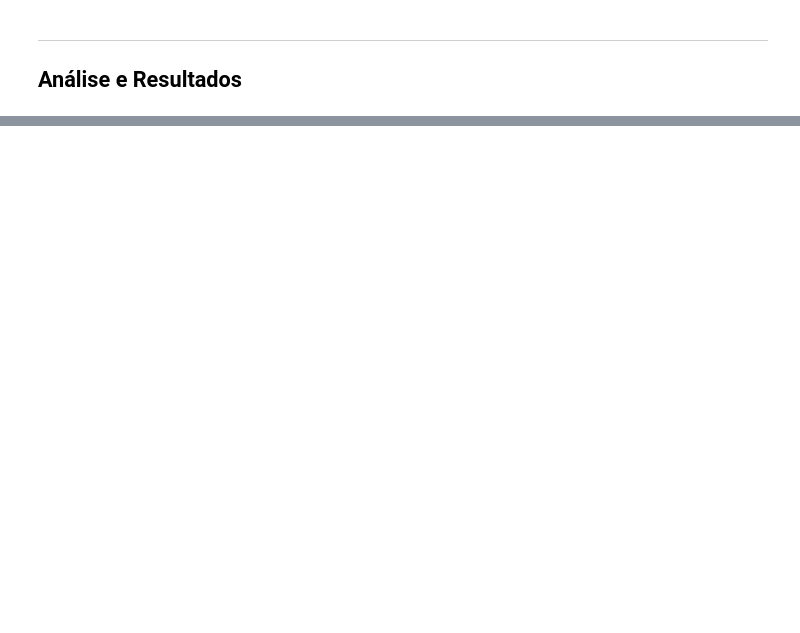
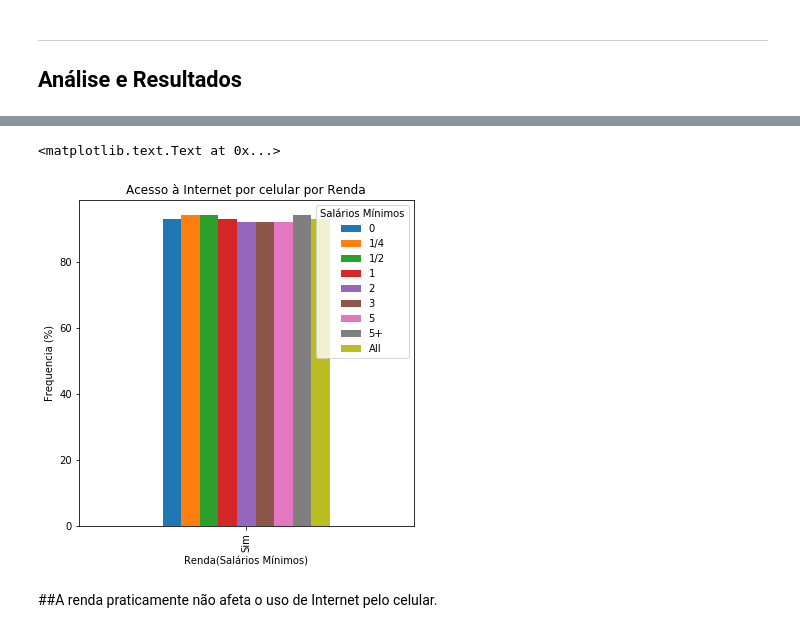
Before and after one commit to Marcompp/TrabalhodeDados, a Jupyter notebook: Projeto1 Layout.ipynb, the cells around one changed output, grey strips where cells are left out. Drawn from its saved outputs; the diff is of its cells as text; code cells hidden in the pictures; blank space fills up the shorter version.

```diff
--- a/Projeto1 Layout.ipynb
+++ b/Projeto1 Layout.ipynb
@@ -95,0 +158,3 @@ Descreva aqui suas conclusões!
+# %%
+ct3=pd.crosstab(df.CELULAR,df.RENDA,margins=True,rownames=['Acesso por Celular'], colnames=['Salários Mínimos']).apply(percConvert, axis=0)
+ct3
@@ -95,0 +167,10 @@ Descreva aqui suas conclusões!
+# %%
+ct3 = ct3.iloc[0:1]
+plot = ct3.plot(kind='bar',title='Acesso à Internet por celular por Renda',figsize=(6, 6))
+plt.ylabel('Frequencia (%)')
+plt.xlabel('Renda(Salários Mínimos)')
+# %% [output]
+<matplotlib.text.Text at 0x...>
+[figure, added]
+# %% [markdown]
+##A renda praticamente não afeta o uso de Internet pelo celular.
```
Also changed, not shown: parts of 39 cells of this notebook.
